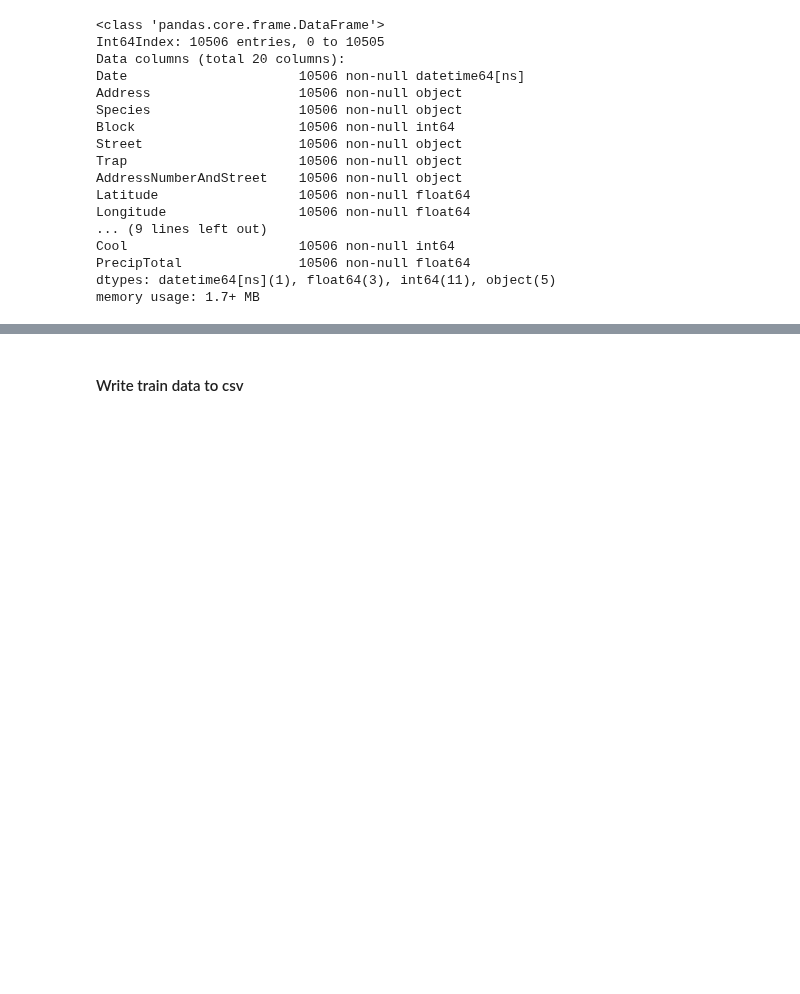
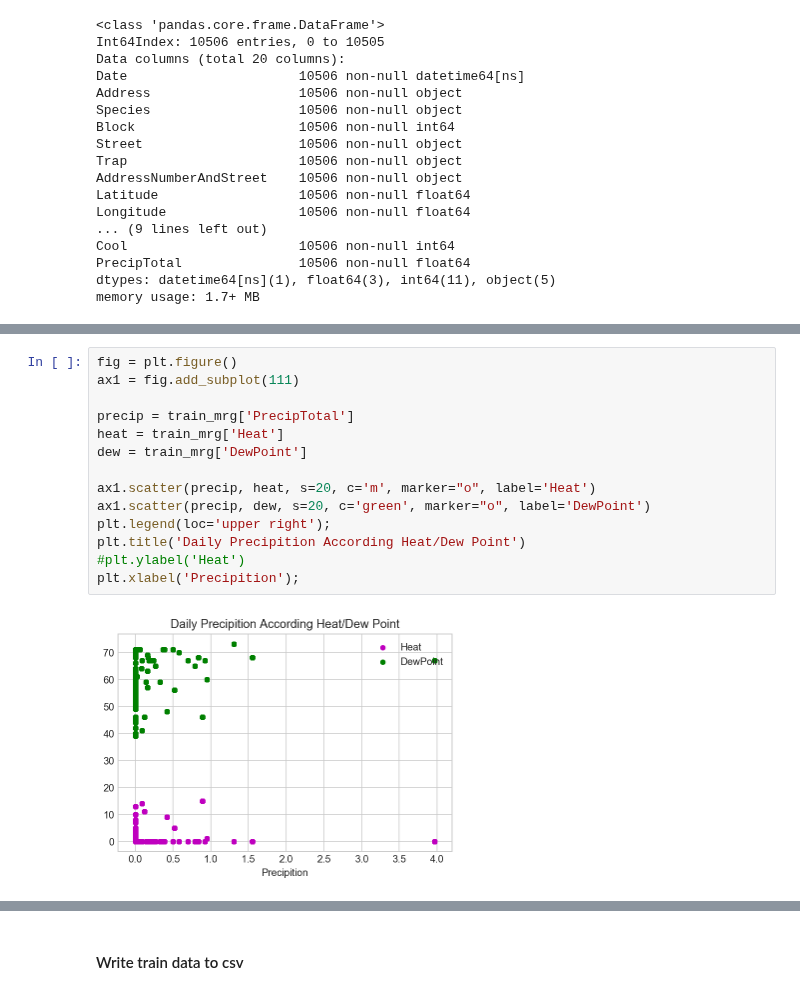
Before and after one commit to reef87/Predicting-West-Nile-Virus-Outbreaks-in-Chicago, a Jupyter notebook: code/project-4-wnv-nb1.ipynb, the cells around one changed output, grey strips where cells are left out. Cells and saved outputs as stored; diff of their text form; blank space fills up the shorter version.

Commit message:
added some visuals to assist with the munching

```diff
--- a/code/project-4-wnv-nb1.ipynb
+++ b/code/project-4-wnv-nb1.ipynb
@@ -210,3 +210,19 @@ train_mrg[['Date','Species','Block','Trap',
 | 2 | 2007-05-29 | CULEX RESTUANS | 62 | T007 | 0 | 1 | 0 | 9 | 0.0 | 65 | ... |
 | 3 | 2007-05-29 | CULEX PIPIENS/RESTUANS | 79 | T015 | 0 | 1 | 0 | 9 | 0.0 | 65 | ... |
 | 4 | 2007-05-29 | CULEX RESTUANS | 79 | T015 | 0 | 4 | 0 | 9 | 0.0 | 65 | ... |
+# %%
+fig = plt.figure()
+ax1 = fig.add_subplot(111)
+
+precip = train_mrg['PrecipTotal']
+heat = train_mrg['Heat']
+dew = train_mrg['DewPoint']
+
+ax1.scatter(precip, heat, s=20, c='m', marker="o", label='Heat')
+ax1.scatter(precip, dew, s=20, c='green', marker="o", label='DewPoint')
+plt.legend(loc='upper right');
+plt.title('Daily Precipition According Heat/Dew Point')
+#plt.ylabel('Heat')
+plt.xlabel('Precipition');
+# %% [output]
+[figure, added]
```
Also changed, not shown: parts of 12 cells of this notebook.
